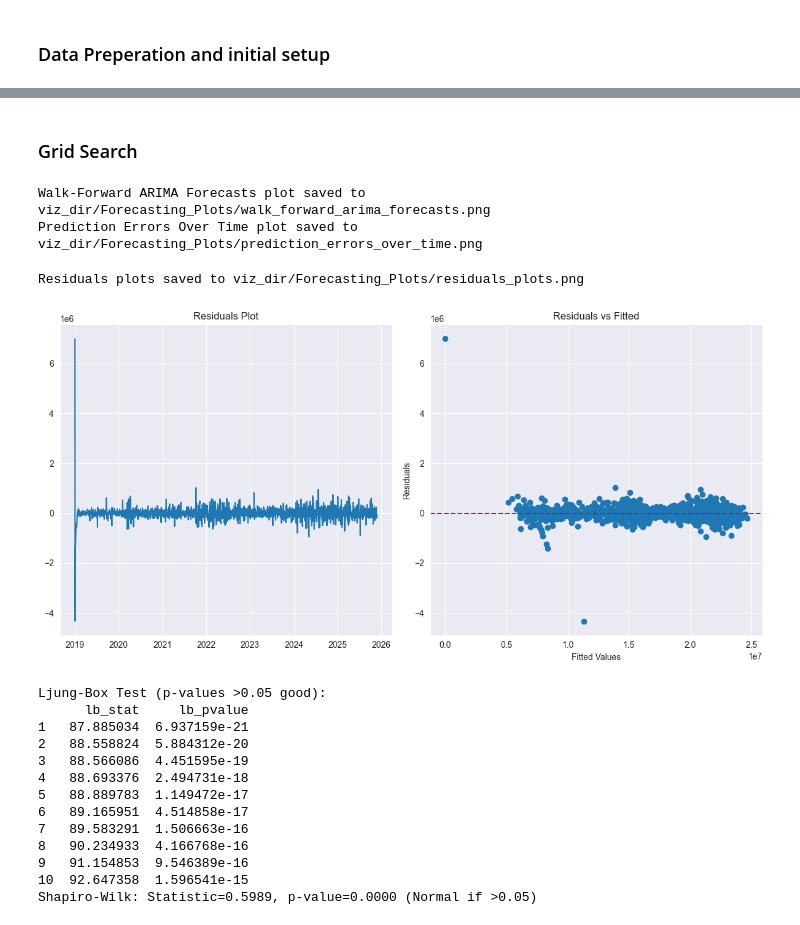
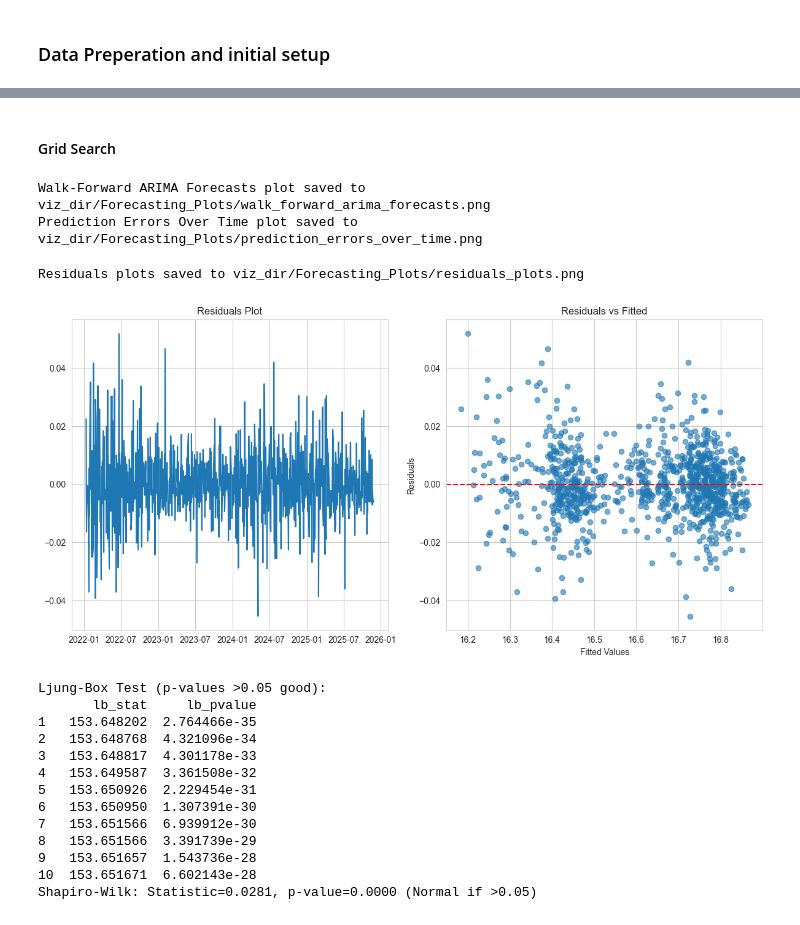
Before and after one commit to preetham1507/SENDA-ASSIGNMENT, a Jupyter notebook: QFE_Assignment_.ipynb, the cells around one changed output, grey strips where cells are left out. Drawn from its saved outputs; the diff is of its cells as text; code cells hidden in the pictures.

```diff
--- a/QFE_Assignment_.ipynb
+++ b/QFE_Assignment_.ipynb
@@ -275,5 +299,5 @@ def monte_carlo_simulation(ohlcv_data,num_iterations, num_assets):
 # %%
-monte_carlo_results, optimized_weights = monte_carlo_simulation(ohlcv_data,
+monte_weights_df, monte_summary_df,optimized_weights = monte_carlo_simulation(ohlcv_data,
     num_iterations=100000,
     num_assets=len(tickers)
 )
@@ -1408,18 +1541,19 @@ from statsmodels.stats.diagnostic import het_breuschpagan
 # %% [markdown]
 ### Data Preperation and initial setup
 # %%
-def forecasting_data_prep(final_df, threshold_date='2019-01-01', dir_path='viz_dir/Forecasting_Plots'):
+def forecasting_data_prep(final_df, threshold_date='2022-01-01', dir_path='viz_dir/Forecasting_Plots'):
 
       os.makedirs(dir_path, exist_ok=True)
 
       forecasting_df = final_df[['Date','Portfolio_Close','Portfolio_Returns']].copy()
+      forecasting_df['Transformed_Portfolio_Close'] = np.log1p(forecasting_df['Portfolio_Close'])
       forecasting_df.sort_values('Date', inplace=True)
       forecasting_df = forecasting_df[forecasting_df['Date']>=pd.to_datetime(threshold_date)]
       forecasting_df.set_index('Date', inplace=True)
 
-      train_initial = forecasting_df['Portfolio_Close'][:int(0.8*len(forecasting_df))]
-      test = forecasting_df['Portfolio_Close'][int(0.8*len(forecasting_df)):]
-      y = forecasting_df['Portfolio_Close']
+      train_initial = forecasting_df['Transformed_Portfolio_Close'][:int(0.8*len(forecasting_df))]
+      test = forecasting_df['Transformed_Portfolio_Close'][int(0.8*len(forecasting_df)):]
+      y = forecasting_df['Transformed_Portfolio_Close']
 
 
             # Time Series Plot
@@ -1466,5 +1602,5 @@ acf_dcf_analysis(y_stationary)
 # %% [markdown]
-### Grid Search
+#### Grid Search
 # %%
 # from the acf, pacf plots it is observed that p can be in the range of 0-12 and q can be in the range of 0-1
 def grid_search_arima(train_series, p_range, d, q_range):
@@ -1474,16 +1610,31 @@ def grid_search_arima(train_series, p_range, d, q_range):
         for q in q_range:
             try:
                 model_temp = ARIMA(train_series, order=(p, d, q)).fit()
-                model_temp.pvalues
-                if ((model_temp.pvalues.values).max() < 0.05):  # Ensure all p-values are significant
-                    if model_temp.aic < best_aic:
-                        best_aic = model_temp.aic
-                        best_order = (p, d, q)
+                results = []
+                residuals = model_temp.resid
+                lb_test = acorr_ljungbox(residuals, lags=10, return_df=True)
+                lb_pvalue = lb_test['lb_pvalue'].max() # Last lag p-value
+                adf_pvalue = adfuller(residuals)[1]
+                statistic_normal, p_value_normal = stats.shapiro(residuals)
+                # JB test
+                jb_stat, jb_pvalue, _, _ = jarque_bera(residuals)
+                if (((model_temp.pvalues.values).max() < 0.05)):  # Ensure all p-values are significant
+                     if ((lb_pvalue>0.05) | (adf_pvalue<0.05) | (jb_pvalue>0.05)):
+                            results.append({
+                                'Order': (p, d, q),
+                                'Model AIC': model_temp.aic,
+                                'Ljung-Box p-value': lb_pvalue,
+                                'Shapiro-Wilk p-value': jb_pvalue,
+                                'ADF p-value': adf_pvalue
+                            })
+                            if model_temp.aic < best_aic:
+                                best_aic = model_temp.aic
+                                best_order = (p, d, q)
             except:
                 continue
-    return best_order, best_aic
+    return best_order, best_aic, pd.DataFrame(results)
 
-best_order,best_aic = grid_search_arima(train_initial, range(12), 2, range(1))
+best_order,best_aic,best_results = grid_search_arima(train_initial, range(8), 2, range(1))
 # %%
 def walking_forward_model_fitting(train_series, test_series, order, chunk_size=10):
 
@@ -1575,55 +1726,55 @@ def residual_diagnostics(y, save_dir='viz_dir/Forecasting_Plots'):
     # 1. Plot residuals (check for patterns/randomness)
     plt.figure(figsize=(12, 6))
     plt.subplot(1, 2, 1)
-    plt.plot(residuals)
+    plt.plot(residuals[5:])
     plt.title('Residuals Plot')
     plt.subplot(1, 2, 2)
-    plt.scatter(final_model.fittedvalues, residuals)
+    plt.scatter(final_model.fittedvalues[5:], residuals[5:], alpha=0.6)
     plt.axhline(y=0, color='r', linestyle='--')
     plt.title('Residuals vs Fitted')
     plt.xlabel('Fitted Values')
     plt.ylabel('Residuals')
     plt.tight_layout()
 
     save_path=f'{save_dir}/residuals_plots.png'
     try:
         plt.savefig(save_path, dpi=300, bbox_inches='tight', facecolor='white')
         print(f"Residuals plots saved to {save_path}")
     except Exception as e:
         print(f"Error saving plot: {e}")
     plt.show()
     plt.close()
 
     # Ljung-Box test (no autocorrelation: p > 0.05)
     lb_test = acorr_ljungbox(residuals, lags=10, return_df=True)
     print('Ljung-Box Test (p-values >0.05 good):')
     print(lb_test)
 
     # Normality: Shapiro-Wilk test (p > 0.05: normal)
     statistic_normal, p_value_normal = stats.shapiro(residuals)
     print(f'Shapiro-Wilk: Statistic={statistic_normal:.4f}, p-value={p_value_normal:.4f} (Normal if >0.05)')
 
   # Stationarity of residuals (ADF: p < 0.05)
     adf_test(residuals, 'Residuals')
 
 
 residual_diagnostics(y)
 # %% [output]
 Residuals plots saved to viz_dir/Forecasting_Plots/residuals_plots.png
-[figure, old version]
+[figure, new version]
 Ljung-Box Test (p-values >0.05 good):
-      lb_stat     lb_pvalue
-1   87.885034  6.937159e-21
-2   88.558824  5.884312e-20
-3   88.566086  4.451595e-19
-4   88.693376  2.494731e-18
-5   88.889783  1.149472e-17
-6   89.165951  4.514858e-17
-7   89.583291  1.506663e-16
-8   90.234933  4.166768e-16
-9   91.154853  9.546389e-16
-10  92.647358  1.596541e-15
-Shapiro-Wilk: Statistic=0.5989, p-value=0.0000 (Normal if >0.05)
+       lb_stat     lb_pvalue
+1   153.648202  2.764466e-35
+2   153.648768  4.321096e-34
+3   153.648817  4.301178e-33
+4   153.649587  3.361508e-32
+5   153.650926  2.229454e-31
+6   153.650950  1.307391e-30
+7   153.651566  6.939912e-30
+8   153.651566  3.391739e-29
+9   153.651657  1.543736e-28
+10  153.651671  6.602143e-28
+Shapiro-Wilk: Statistic=0.0281, p-value=0.0000 (Normal if >0.05)
 # %%
 #  when a grid search is run on all the order values
 # lets build a function that makes a note of how each model is performing based on evaluation metric and residual diagnostics
```
Also changed, not shown: parts of 62 cells of this notebook, 29 other files.
